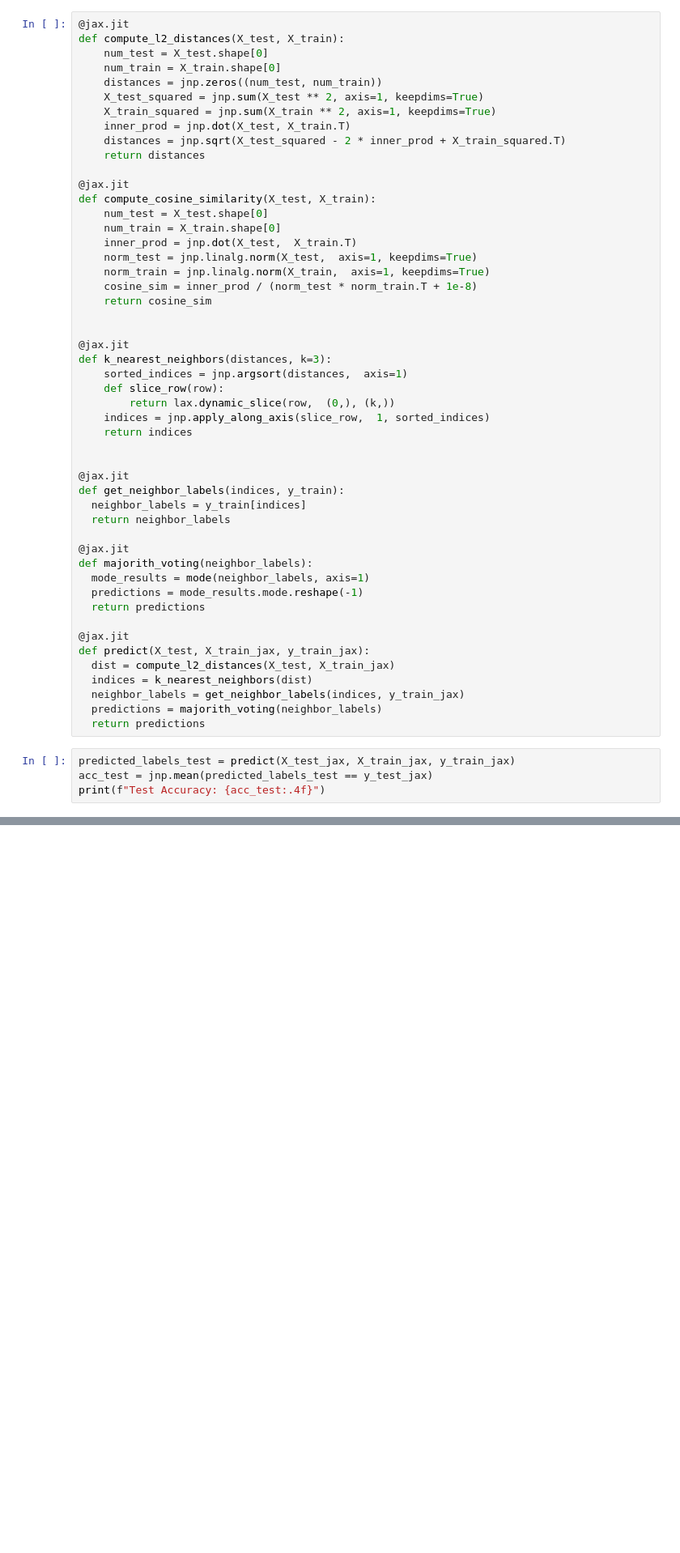
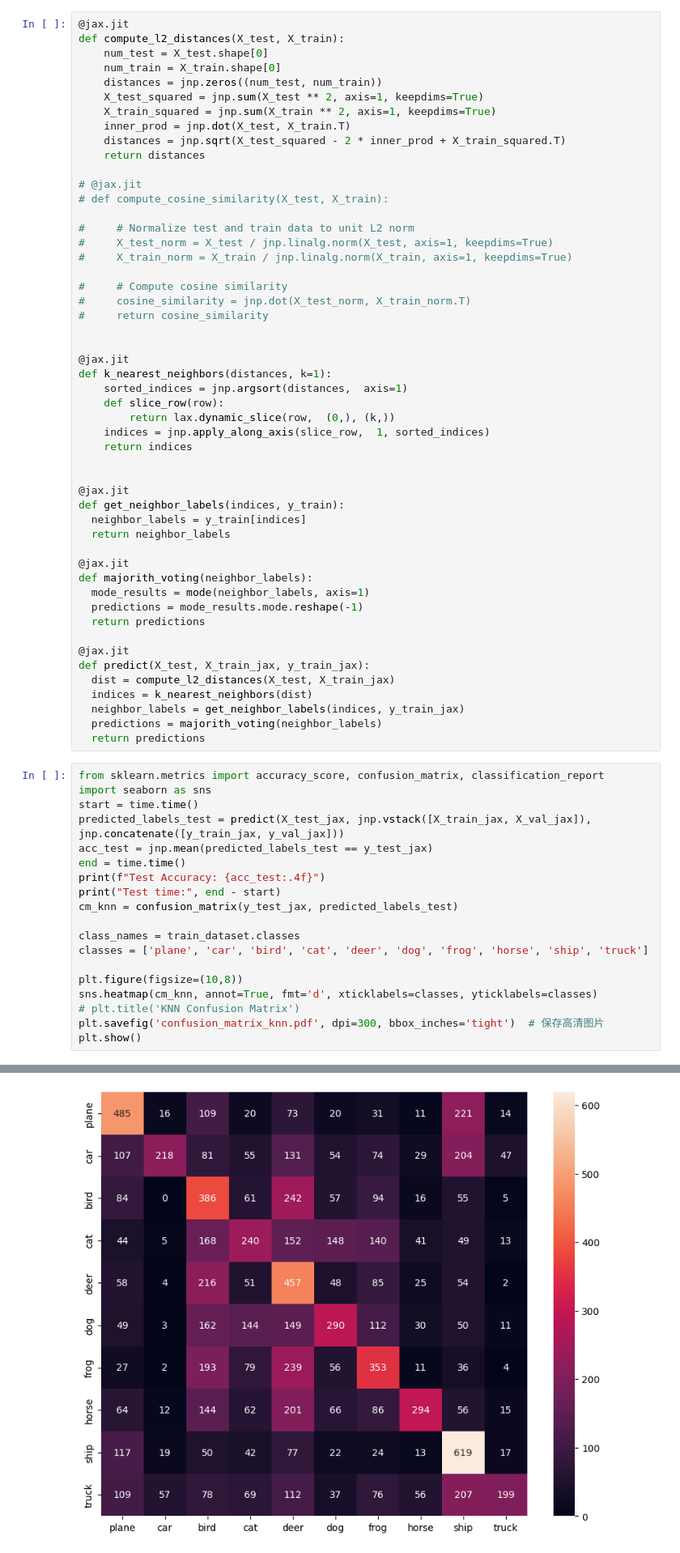
Before and after one commit to Aphlios/Jax-KNN-implementation, a Jupyter notebook: main.ipynb, the cells around one changed output, grey strips where cells are left out. Shown: that part at 81% size. Cells and saved outputs as stored; diff of their text form; blank space fills up the shorter version.

```diff
--- a/main.ipynb
+++ b/main.ipynb
@@ -103,19 +103,20 @@ def compute_l2_distances(X_test, X_train):
     distances = jnp.sqrt(X_test_squared - 2 * inner_prod + X_train_squared.T)
     return distances
 
-@jax.jit
-def compute_cosine_similarity(X_test, X_train):
-    num_test = X_test.shape[0]
-    num_train = X_train.shape[0]
-    inner_prod = jnp.dot(X_test,  X_train.T)
-    norm_test = jnp.linalg.norm(X_test,  axis=1, keepdims=True)
-    norm_train = jnp.linalg.norm(X_train,  axis=1, keepdims=True)
-    cosine_sim = inner_prod / (norm_test * norm_train.T + 1e-8)
-    return cosine_sim
+# @jax.jit
+# def compute_cosine_similarity(X_test, X_train):
+
+#     # Normalize test and train data to unit L2 norm
+#     X_test_norm = X_test / jnp.linalg.norm(X_test, axis=1, keepdims=True)
+#     X_train_norm = X_train / jnp.linalg.norm(X_train, axis=1, keepdims=True)
+
+#     # Compute cosine similarity
+#     cosine_similarity = jnp.dot(X_test_norm, X_train_norm.T)
+#     return cosine_similarity
 
 
 @jax.jit
-def k_nearest_neighbors(distances, k=3):
+def k_nearest_neighbors(distances, k=1):
     sorted_indices = jnp.argsort(distances,  axis=1)
     def slice_row(row):
         return lax.dynamic_slice(row,  (0,), (k,))
@@ -142,7 +143,22 @@ def predict(X_test, X_train_jax, y_train_jax):
   predictions = majorith_voting(neighbor_labels)
   return predictions
 # %%
-predicted_labels_test = predict(X_test_jax, X_train_jax, y_train_jax)
+from sklearn.metrics import accuracy_score, confusion_matrix, classification_report
+import seaborn as sns
+start = time.time()
+predicted_labels_test = predict(X_test_jax, jnp.vstack([X_train_jax, X_val_jax]), jnp.concatenate([y_train_jax, y_val_jax]))
 acc_test = jnp.mean(predicted_labels_test == y_test_jax)
+end = time.time()
 print(f"Test Accuracy: {acc_test:.4f}")
+print("Test time:", end - start)
+cm_knn = confusion_matrix(y_test_jax, predicted_labels_test)
+
+class_names = train_dataset.classes
+classes = ['plane', 'car', 'bird', 'cat', 'deer', 'dog', 'frog', 'horse', 'ship', 'truck']
+
+plt.figure(figsize=(10,8))
+sns.heatmap(cm_knn, annot=True, fmt='d', xticklabels=classes, yticklabels=classes)
+# plt.title('KNN Confusion Matrix')
+plt.savefig('confusion_matrix_knn.pdf', dpi=300, bbox_inches='tight')  # 保存高清图片
+plt.show()
 # %% [output]
@@ -150 +167,2 @@ Test Accuracy: 0.3213
+[figure, added]
 # %%
```
Also changed, not shown: parts of 4 cells of this notebook.
